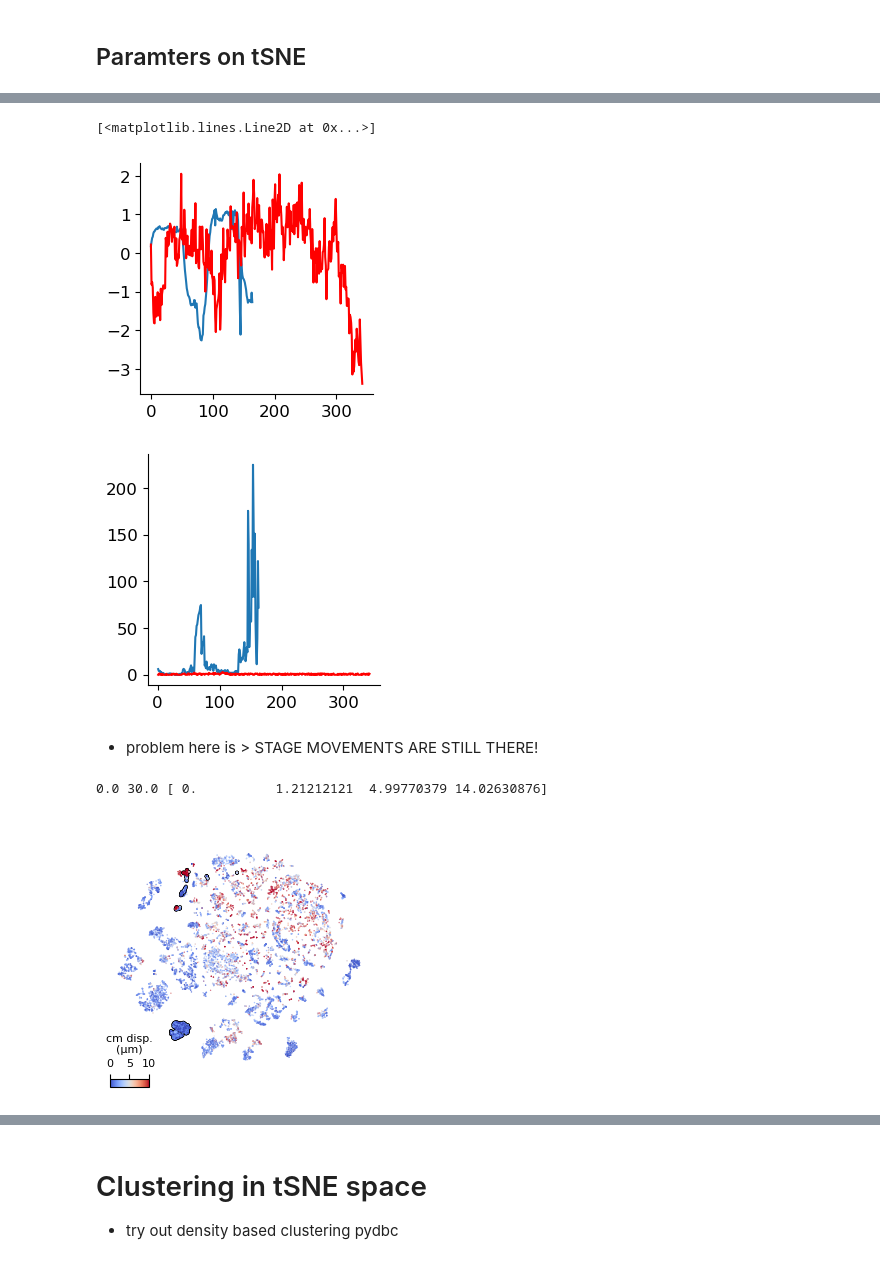
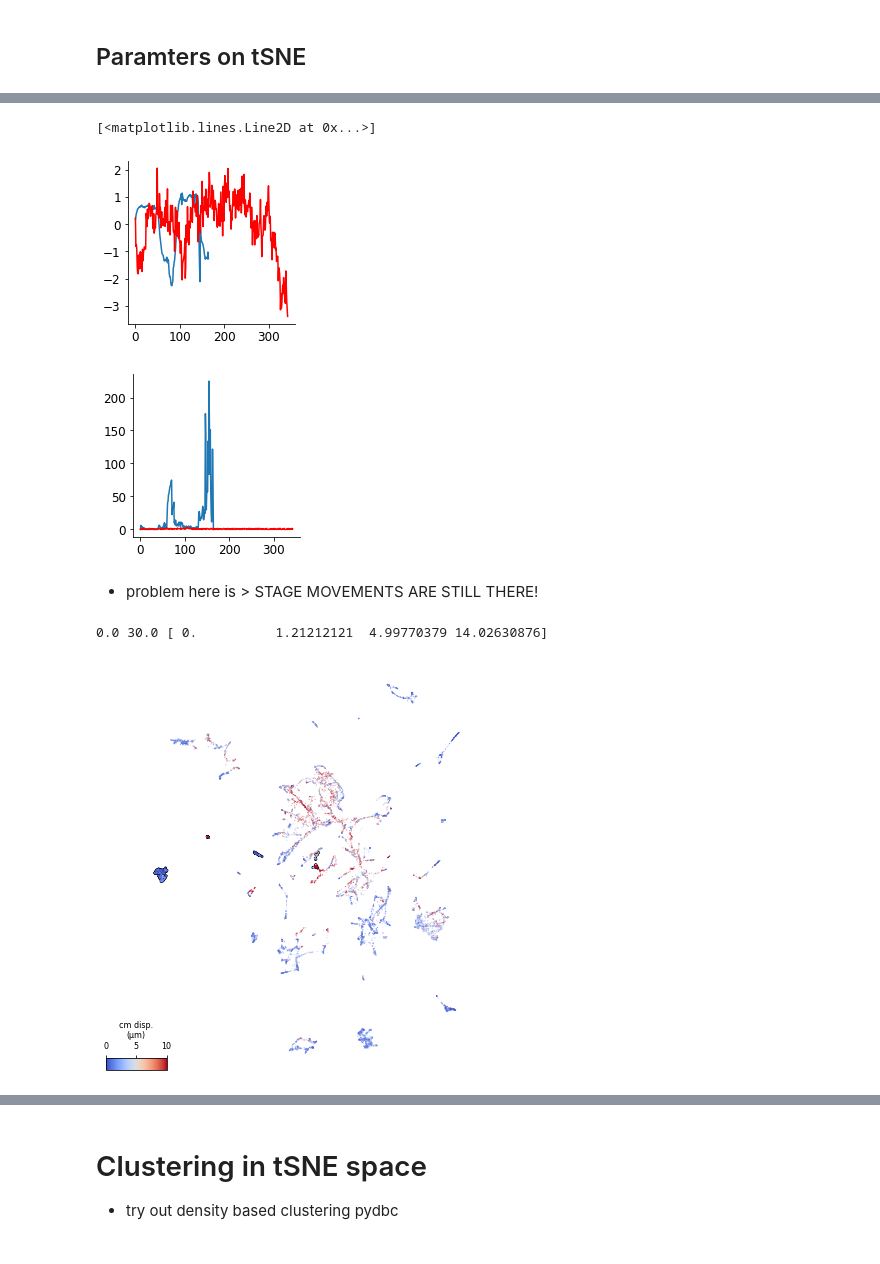
Before and after one commit to mikehemberger/rotifer-locomotion, a Jupyter notebook: explore-tSNE-feature-extraction.ipynb, the cells around one changed output, grey strips where cells are left out. Drawn from its saved outputs; the diff is of its cells as text; code cells hidden in the pictures.

```diff
--- a/explore-tSNE-feature-extraction.ipynb
+++ b/explore-tSNE-feature-extraction.ipynb
@@ -22,12 +22,14 @@ import torch
 from torchvision import transforms
 import torchvision
 import timm
+import umap
 
-plt.rcParams["figure.figsize"] = (6, 3)
+%matplotlib inline
+plt.rcParams["figure.figsize"] = (6, 4)
 plt.rcParams["axes.grid"] = False
 plt.rcParams["axes.spines.top"] = False
 plt.rcParams["axes.spines.right"] = False
-plt.rcParams["font.size"] = 12
+plt.rcParams["font.size"] = 15
 plt.rcParams["savefig.bbox"] = "tight"
 plt.rcParams['figure.facecolor'] = 'white'
 # %% [markdown]
@@ -185,0 +201,5 @@ fig.savefig(f"./data/results/tSNE/one_network_{dataset_name}_nohighlight_eva_vit
+# %%
+#embedding = umap.UMAP(densmap=True).fit_transform(feature_vectors)
+embed = umap.UMAP(n_neighbors=30).fit_transform(feature_vectors) # n_neighbours=30 more global structure
+#embedding3 = umap.UMAP(metric="correlation").fit_transform(feature_vectors)
+print(feature_vectors.shape, embed.shape)
@@ -343,8 +416,8 @@ plt.figure(figsize=(3,3))
 plt.plot(cd); plt.plot(cd2, "-r")
 # %% [output]
 [<matplotlib.lines.Line2D at 0x...>]
-[figure, old version]
+[figure, new version]
-[figure, old version]
+[figure, new version]
 # %% [markdown]
 - problem here is > STAGE MOVEMENTS ARE STILL THERE!
 # %%
@@ -360,36 +433,36 @@ dfn = pd.read_csv(f"./data/results/egocentric_all_stats_normalized.csv")
 # dfn["ncentroid_dist"] = dfn.groupby("exp").apply(filter_outliers).reset_index(level=0, drop=True)
 
 # # Group by "exp" and apply z-score normalization on the filtered values
 # dfn["ncentroid_dist"] = dfn.groupby("exp")["ncentroid_dist"].transform(lambda x: (x - x.mean()) / x.std(ddof=0))
 
 var_name = "ncentroid_dist"
 upper_clip = 30
 var = dfn[var_name].fillna(0).clip(lower=0, upper=upper_clip)
 
 print(vmin:=var.min(), vmax:=var.max(), np.percentile(var, [5,25, 75,95]))
 ccmap = "coolwarm"
 c, smap = create_scalarmappable(ccmap, var, vminmax=(0, 10))  # ,, vminmax=(0, .7)
 
-fig, ax = plt.subplots(1,1, figsize=(3,3))
+fig, ax = plt.subplots(1,1, figsize=(6,6))
 ax.scatter(embed[:, 0], embed[:, 1], marker="o", s=1, edgecolors="None", c=c, alpha=.55)
 ax.scatter(embed[idx, 0], embed[idx, 1], marker="o", s=3, edgecolors="k", c=c[idx], alpha=1)
 ax.scatter(embed[idx, 0], embed[idx, 1], marker="o", s=2.5, edgecolors="None", c=c[idx], alpha=1)
 ax.scatter(embed[idx2, 0], embed[idx2, 1], marker="o", s=3, edgecolors="k", c=c[idx2], alpha=1)
 ax.scatter(embed[idx2, 0], embed[idx2, 1], marker="o", s=2.5, edgecolors="None", c=c[idx2], alpha=1)
 
 axin = inset_axes(ax, width="15%", height="3%", loc="lower left", borderpad=.15)
 
 cbar = fig.colorbar(smap, cax=axin, orientation="horizontal", ticks=[0, 5, 10])
 cbar.set_label("cm disp.\n(µm)", fontsize=8)
 cbar.set_ticklabels([0, 5, 10], fontsize=8) #
 axin.xaxis.set_ticks_position("top")
 axin.xaxis.set_label_position("top")
 ax.set(xticks=[], yticks=[], xlabel="", ylabel="");
 ax.axis("equal"); fig.tight_layout(); ax.set_axis_off()
-fig.savefig(f"./data/results/tSNE/tSNE_{dataset_name}_eva_vit_variable-color-coded-{var_name}_cmap-{ccmap}_hihglighted_EXP1_EXP15.jpg", dpi=600, bbox_inches="tight")# if SAVE_FIGURES else None
+fig.savefig(f"./data/results/tSNE/tSNE_{dataset_name}_eva_vit_variable-color-coded-{var_name}_cmap-{ccmap}_hihglighted_EXP1_EXP15.jpg", dpi=600, bbox_inches="tight") if SAVE_FIGURES else None
 # %% [output]
 0.0 30.0 [ 0.          1.21212121  4.99770379 14.02630876]
-[figure, old version]
+[figure, new version]
 # %%
 dfn["zscored_nperimeter"] = dfn.groupby("exp")["nperimeter"].transform(lambda x: (x - x.mean()) / x.std(ddof=0))
 var_name = "nperimeter" # "zscored_nperimeter"#nperimeter! ie//mpp # "centroid_dist"
```
Also changed, not shown: parts of 14 cells of this notebook, 30 other files.
